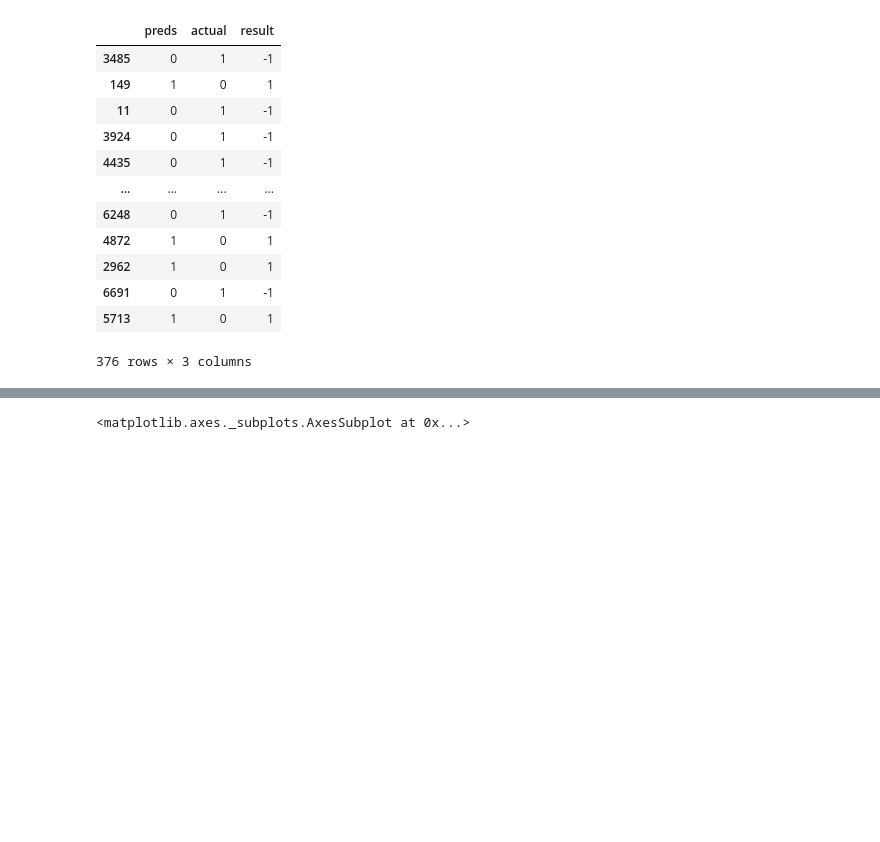
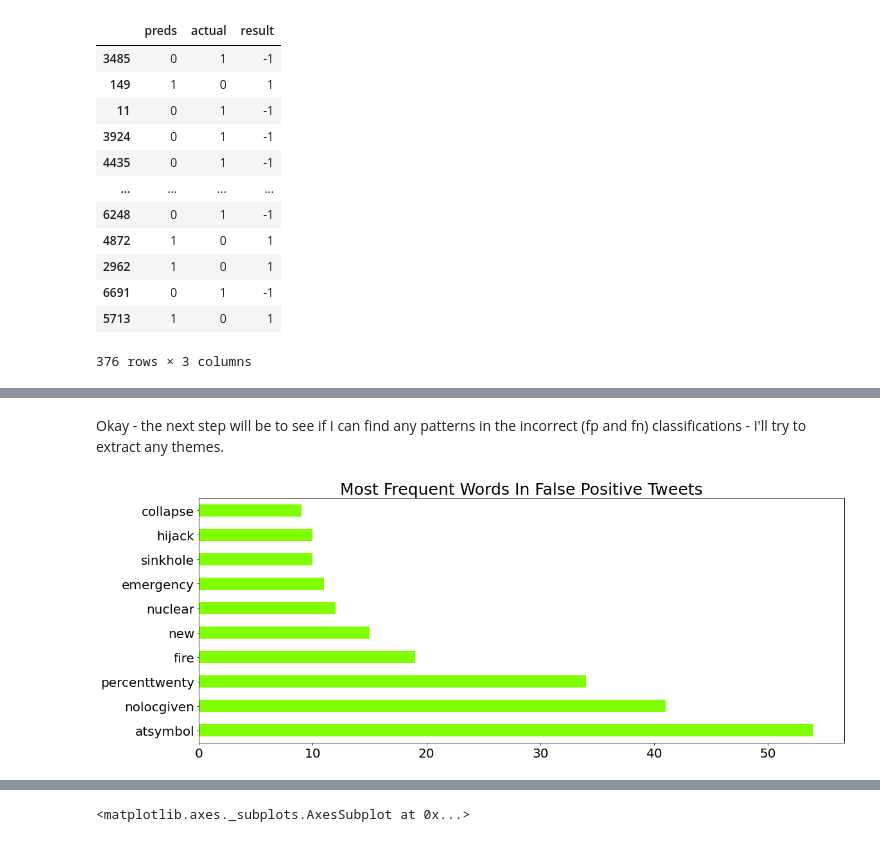
Before and after one commit to griffinwt/disaster_tweets, a Jupyter notebook: Modeling2.ipynb, the cells around one changed output, grey strips where cells are left out. Cells and saved outputs as stored; diff of their text form; code cells hidden in the pictures; blank space fills up the shorter version.

```diff
--- a/Modeling2.ipynb
+++ b/Modeling2.ipynb
@@ -514,0 +500,3 @@ Name: all_text, Length: 149, dtype: object
+# %%
+f_pos = X_test[f_pos.index] #text of false positives
+f_neg = X_test[f_neg.index] #text of false negatives
@@ -514,0 +533,18 @@ Name: all_text, Length: 149, dtype: object
+# %% [markdown]
+Okay - the next step will be to see if I can find any patterns in the incorrect (fp and fn) classifications - I'll try to extract any themes.
+# %%
+swords = set(stopwords.words('english'))
+swords.update(['https', 'http'])
+cvec = CountVectorizer(stop_words = swords, ngram_range = (1,3), max_df = .5, max_features=1_000)
+def extraction(text):
+    new = cvec.fit_transform(text)
+    new_df = pd.DataFrame(new.todense(), columns=cvec.get_feature_names()) #make df of word frequency
+    return new_df
+# %%
+plt.figure(figsize=(18,7))
+extraction(f_pos).sum().sort_values(ascending=False).head(10).plot.barh(
+    fontsize = '20',
+    color='chartreuse'); #make bar chart of most frequent 10 words
+plt.title('Most Frequent Words In False Positive Tweets', size=25);
+# %% [output]
+[figure, added]
```
Also changed, not shown: parts of 5 cells of this notebook.
